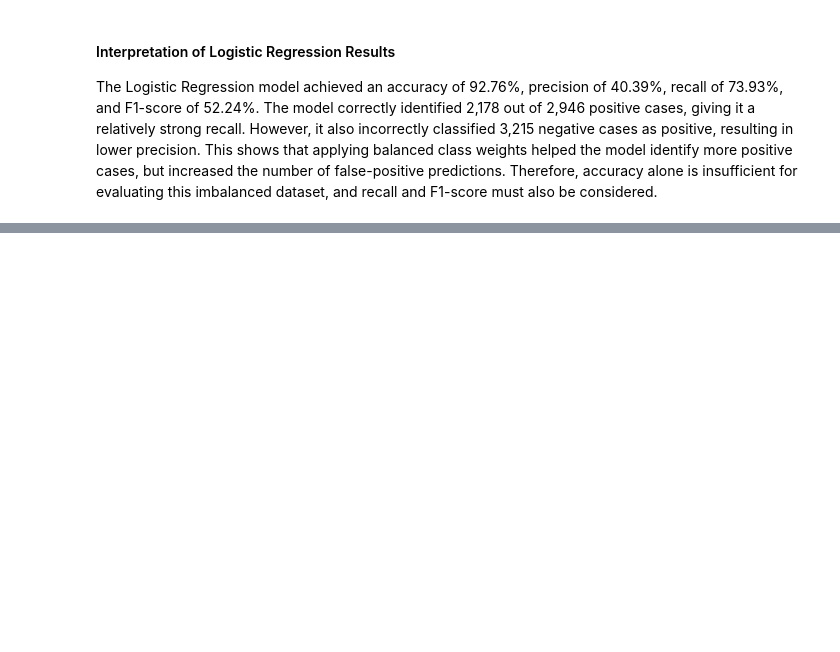
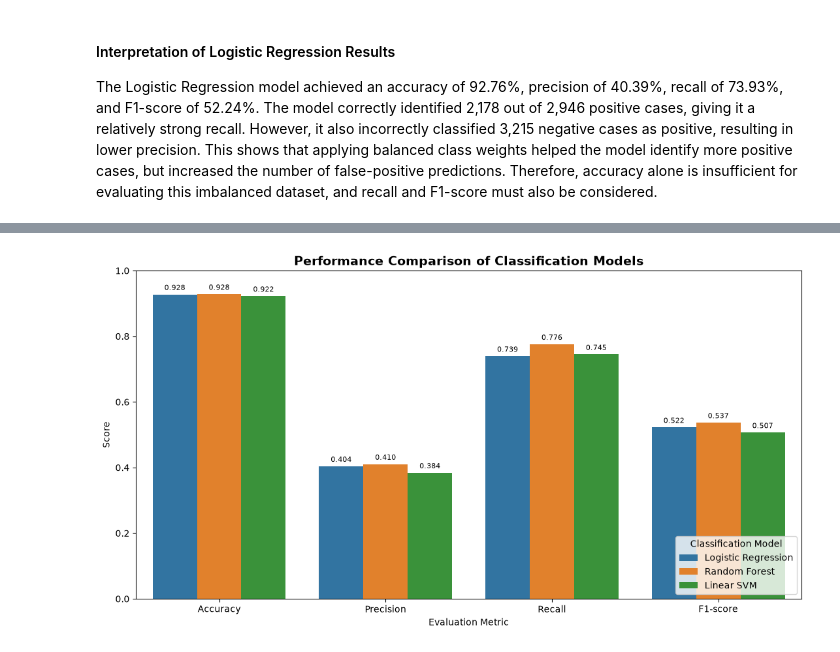
Before and after one commit to Leonchang06/COVID19_ML_Project, a Jupyter notebook: covid_analysis.ipynb, the cells around one changed output, grey strips where cells are left out. Saved outputs shown, nothing was run; the diff lists cells and outputs as text; code cells hidden in the pictures; blank space fills up the shorter version.

```diff
--- a/covid_analysis.ipynb
+++ b/covid_analysis.ipynb
@@ -693,0 +1065,49 @@ print("Saved location:", model_path)
+# %%
+metrics_for_chart = comparison_df.melt(
+    id_vars="Model",
+    value_vars=[
+        "Accuracy",
+        "Precision",
+        "Recall",
+        "F1-score"
+    ],
+    var_name="Metric",
+    value_name="Score"
+)
+
+plt.figure(figsize=(11, 6))
+
+chart = sns.barplot(
+    data=metrics_for_chart,
+    x="Metric",
+    y="Score",
+    hue="Model"
+)
+
+plt.title(
+    "Performance Comparison of Classification Models",
+    fontsize=14,
+    fontweight="bold"
+)
+
+plt.xlabel("Evaluation Metric")
+plt.ylabel("Score")
+plt.ylim(0, 1)
+
+for container in chart.containers:
+    chart.bar_label(
+        container,
+        fmt="%.3f",
+        fontsize=8,
+        padding=3
+    )
+
+plt.legend(
+    title="Classification Model",
+    loc="lower right"
+)
+
+plt.tight_layout()
+plt.show()
+# %% [output]
+[figure, added]
```
Also changed, not shown: parts of 29 cells of this notebook, 3 other files.
